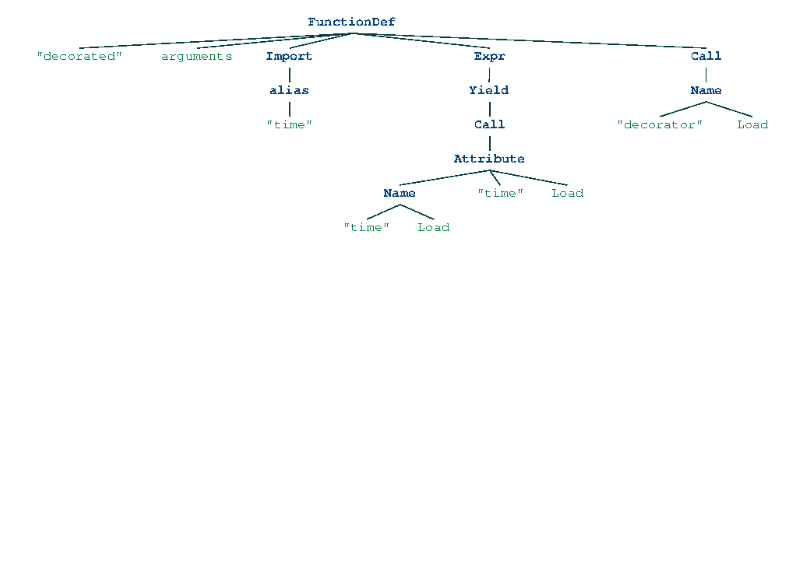
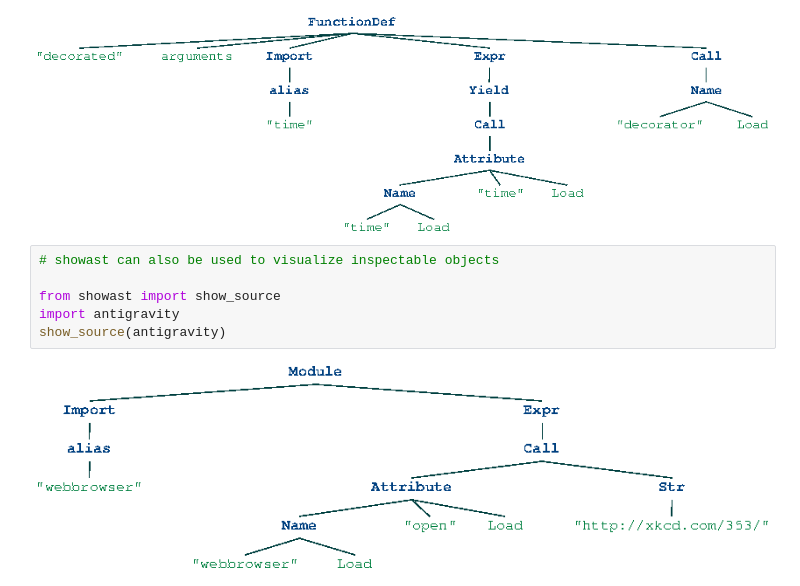
Before and after one commit to hchasestevens/show_ast, a Jupyter notebook: Example.ipynb, the cells around one changed output. Cells and saved outputs as stored; diff of their text form; blank space fills up the shorter version.

Commit message:
Add show_source, example for same.

```diff
--- a/Example.ipynb
+++ b/Example.ipynb
@@ -44,3 +44,11 @@ def decorated():
     yield time.time()
 # %% [output]
 [figure]
+# %%
+# showast can also be used to visualize inspectable objects
+
+from showast import show_source
+import antigravity
+show_source(antigravity)
+# %% [output]
+[figure, added]
```
Also changed, not shown: parts of 1 cell of this notebook, 1 other file.
